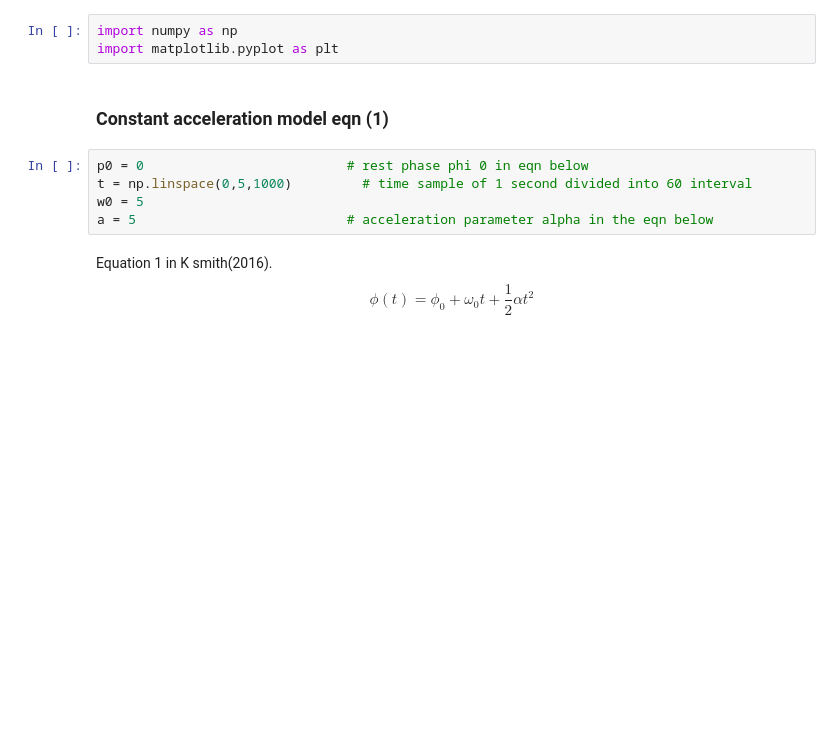
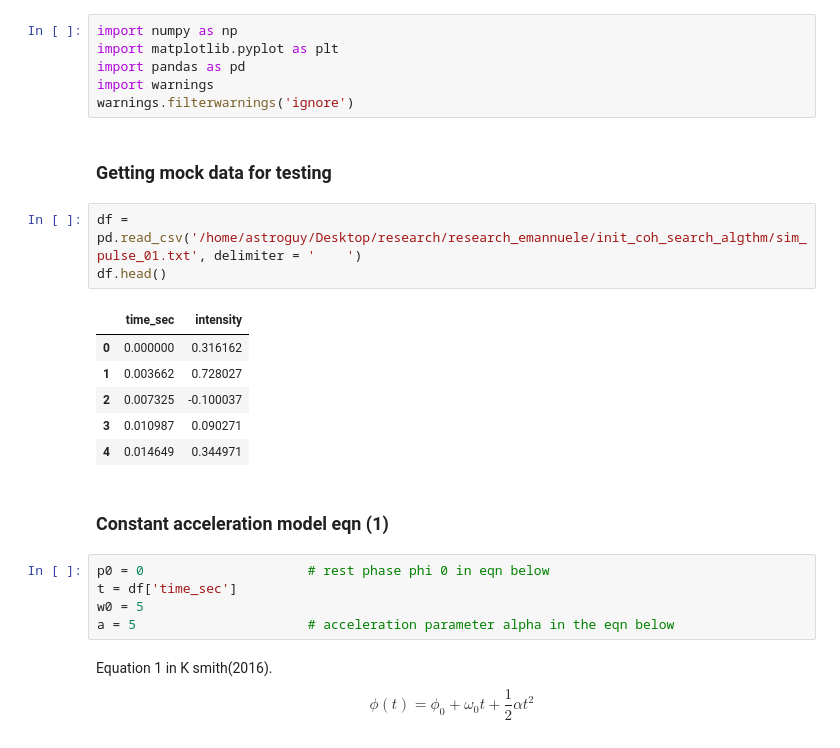
Before and after one commit to WVU-PSR-FRB/code_from_anoj, a Jupyter notebook: init_coherent_search_algorithm.ipynb, the cells around one changed output. Drawn from its saved outputs; the diff is of its cells as text; blank space fills up the shorter version.

```diff
--- a/init_coherent_search_algorithm.ipynb
+++ b/init_coherent_search_algorithm.ipynb
@@ -1,13 +1,28 @@
 # %%
 import numpy as np
 import matplotlib.pyplot as plt
+import pandas as pd
+import warnings
+warnings.filterwarnings('ignore')
-# %% [markdown]
-### Constant acceleration model eqn (1)
+# %% [markdown]
+### Getting mock data for testing
+# %%
+df = pd.read_csv('/home/astroguy/Desktop/research/research_emannuele/init_coh_search_algthm/sim_pulse_01.txt', delimiter = '    ')
+df.head()
+# %% [output]
+|  | time_sec | intensity |
+| 0 | 0.000000 | 0.316162 |
+| 1 | 0.003662 | 0.728027 |
+| 2 | 0.007325 | -0.100037 |
+| 3 | 0.010987 | 0.090271 |
+| 4 | 0.014649 | 0.344971 |
+# %% [markdown]
+### Constant acceleration model eqn (1)
 # %%
-p0 = 0                          # rest phase phi 0 in eqn below
-t = np.linspace(0,5,1000)         # time sample of 1 second divided into 60 interval
+p0 = 0                     # rest phase phi 0 in eqn below
+t = df['time_sec']
 w0 = 5
-a = 5                           # acceleration parameter alpha in the eqn below
+a = 5                      # acceleration parameter alpha in the eqn below
 # %% [markdown]
 Equation 1 in K smith(2016).
 $$ \phi(t) = \phi_{0} + \omega_{0}t + \frac{1}{2}\alpha t^2$$
```
Also changed, not shown: parts of 12 cells of this notebook.
